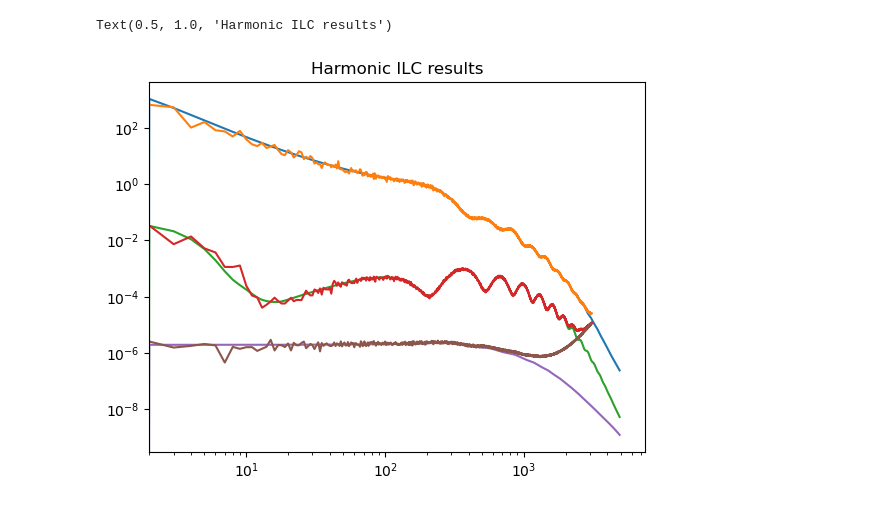
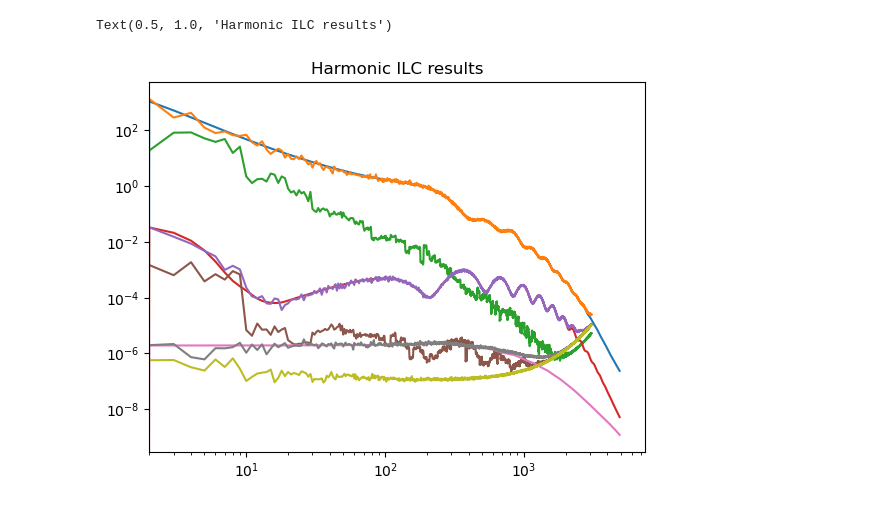
Before and after one commit to antolonappan/echolens, a Jupyter notebook: notebooks/total_sky.ipynb, the cells around one changed output. Saved outputs shown, nothing was run; the diff lists cells and outputs as text; code cells hidden in the pictures.

```diff
--- a/notebooks/total_sky.ipynb
+++ b/notebooks/total_sky.ipynb
@@ -12,6 +12,6 @@ folder = '/Users/antoidicherianlonappan/Workspace/scratch'
 model = ['d0','s0']
 nside = 1024
 # %%
-sky = simulation.CMBbharatSky(folder,nside,model)
+sky = simulation.CMBbharatSky(folder,nside,model,inc_fg=False)
 # %%
-alm = sky.observed_cmb_alms(0)
+alm,noise = sky.observed_cmb_alms(0)
@@ -30,13 +20,16 @@ cmbspectra = simulation.CMBspectra()
 cl_len = cmbspectra.get_lensed_spectra(dl=False)
 # %%
 plt.loglog(cl_len['tt'])
-plt.loglog(hp.alm2cl(alm[0,0]))
+plt.loglog(hp.alm2cl(alm[0]))
+plt.loglog(hp.alm2cl(noise[0]))
 plt.loglog(cl_len['ee'])
-plt.loglog(hp.alm2cl(alm[0,1]))
+plt.loglog(hp.alm2cl(alm[1]))
+plt.loglog(hp.alm2cl(noise[1]))
 plt.loglog(cl_len['bb'])
-plt.loglog(hp.alm2cl(alm[0,2]))
+plt.loglog(hp.alm2cl(alm[2]))
+plt.loglog(hp.alm2cl(noise[2]))
 plt.xlim(2,None)
 plt.title('Harmonic ILC results')
 # %% [output]
 Text(0.5, 1.0, 'Harmonic ILC results')
-[figure, old version]
+[figure, new version]
```
Also changed, not shown: parts of 1 cell of this notebook, 7 other files.
